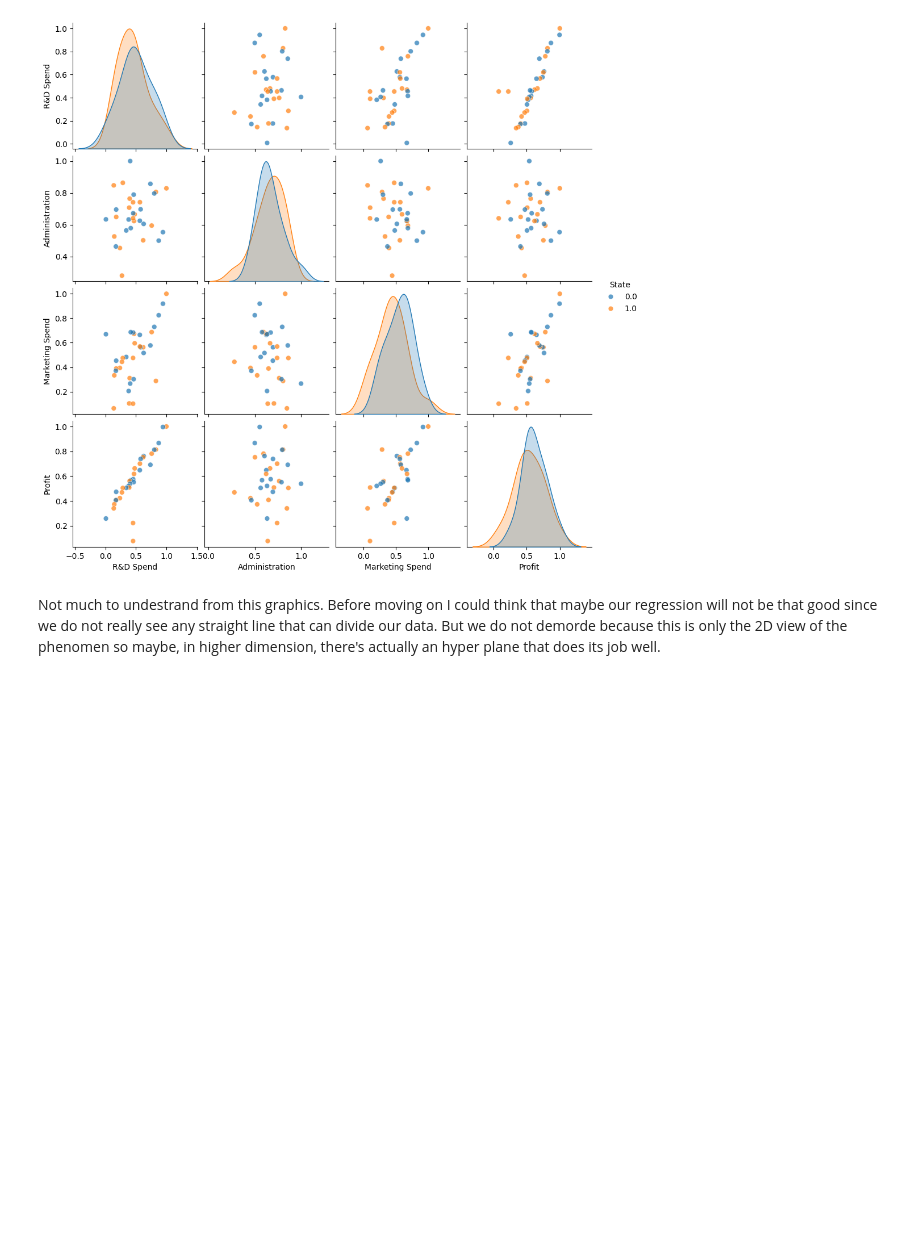
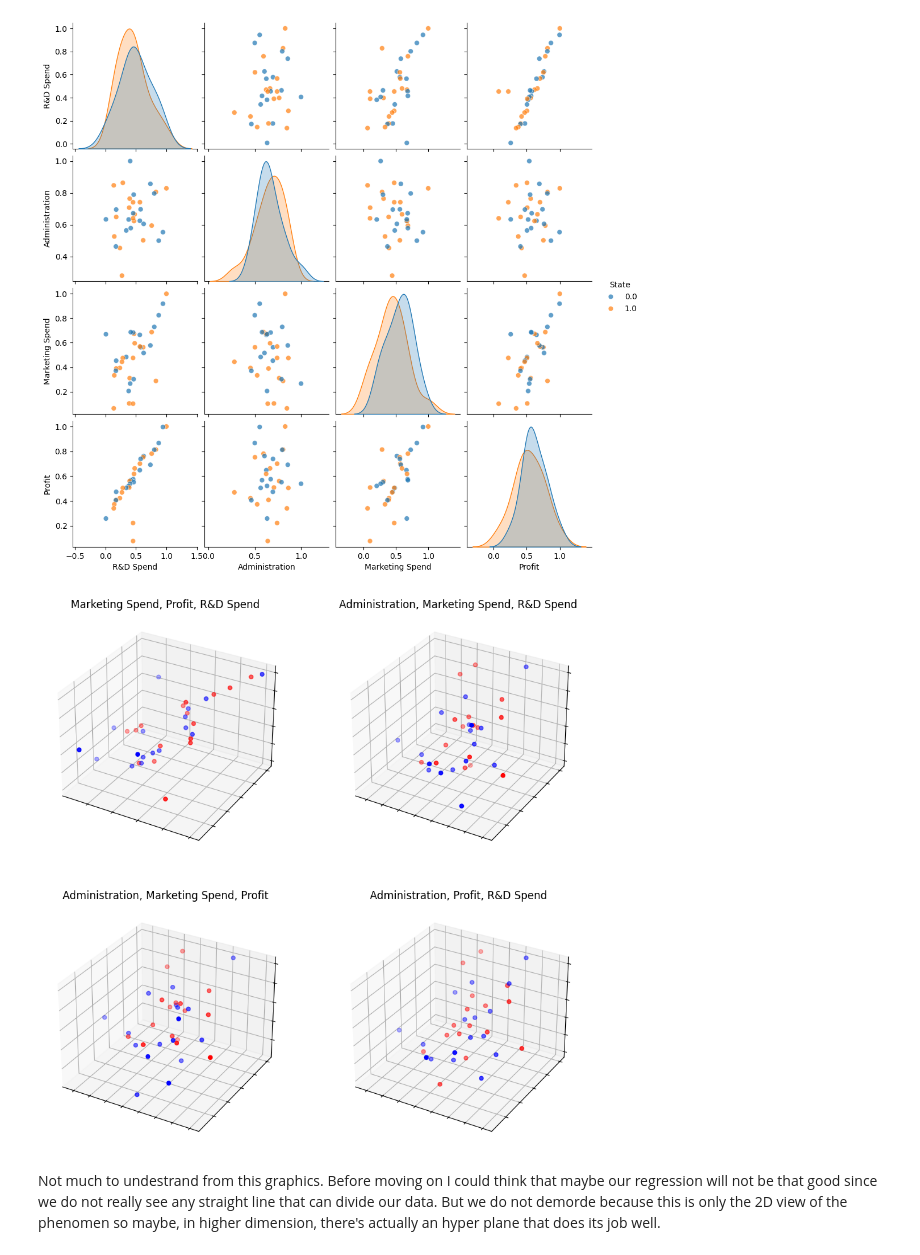
Before and after one commit to frekkoz3/Intro_to_ML_24-25, a Jupyter notebook: challenges/challenge_zero_Bredariol_Francesco.ipynb, the cells around one changed output. Cells and saved outputs as stored; diff of their text form; code cells hidden in the pictures; blank space fills up the shorter version.

Commit message:
implemented 3d scatterplot visualization

```diff
--- a/challenges/challenge_zero_Bredariol_Francesco.ipynb
+++ b/challenges/challenge_zero_Bredariol_Francesco.ipynb
@@ -239,6 +239,42 @@ sns.pairplot(df_fin, hue = 'State', plot_kws={'alpha': 0.7, 's': 40})
 plt.show()
 # %% [output]
 [figure]
+# %%
+triplets = []
+headers = list(df_fin.columns.values)
+headers.remove('State')
+triplets = []
+for i in range (4):
+    for j in range (4):
+        for z in range (4):
+            if i != j and i != z and j != z:
+                to_append = [headers[i], headers[j], headers[z]]
+                to_append.sort()
+                to_append = tuple(to_append)
+                triplets.append(to_append)
+triplets = set(triplets)
+triplets = [list(trip) for trip in triplets]
+df_proof = df_fin[[c for c in df_fin.columns if c in triplets[0]]]
+
+import matplotlib
+
+def tridimensional_plot(df, triplets, colors):
+    matplotlib.rc('xtick', labelsize=5)
+    fig = plt.figure(figsize = (11, 11))
+    for i, triplet in enumerate(triplets):
+        axs = fig.add_subplot(2, 2, i + 1, projection='3d')
+        axs.scatter(df[triplet[0]],df[triplet[1]], df[triplet[2]], c = colors, depthshade=True)
+        #fig.colorbar(img, location = 'bottom', label = 'State', aspect = 50)
+        axs.set_title(f'{triplet[0]}, {triplet[1]}, {triplet[2]}')
+        axs.set_yticklabels([])
+        axs.set_xticklabels([])
+        axs.set_zticklabels([])
+    plt.show()
+# %%
+colors = ['b' if s == 1 else 'r' for s in df_fin['State']]
+tridimensional_plot(df_fin, triplets, colors)
+# %% [output]
+[figure, added]
 # %% [markdown]
 Not much to undestrand from this graphics. Before moving on I could think that maybe our regression will not be that good since we do not really see any straight line that can divide our data. But we do not demorde because this is only the 2D view of the phenomen so maybe, in higher dimension, there's actually an hyper plane that does its job well.
 # %% [markdown]
```
